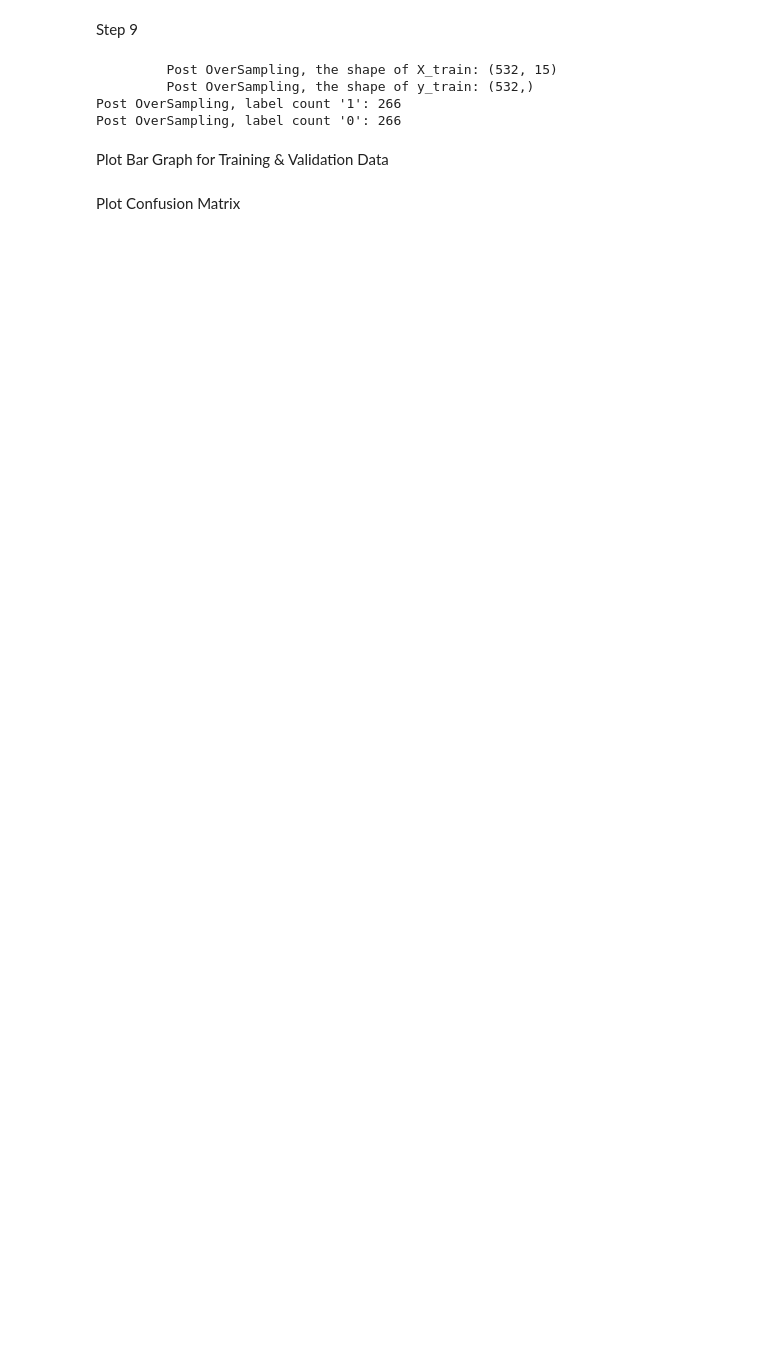
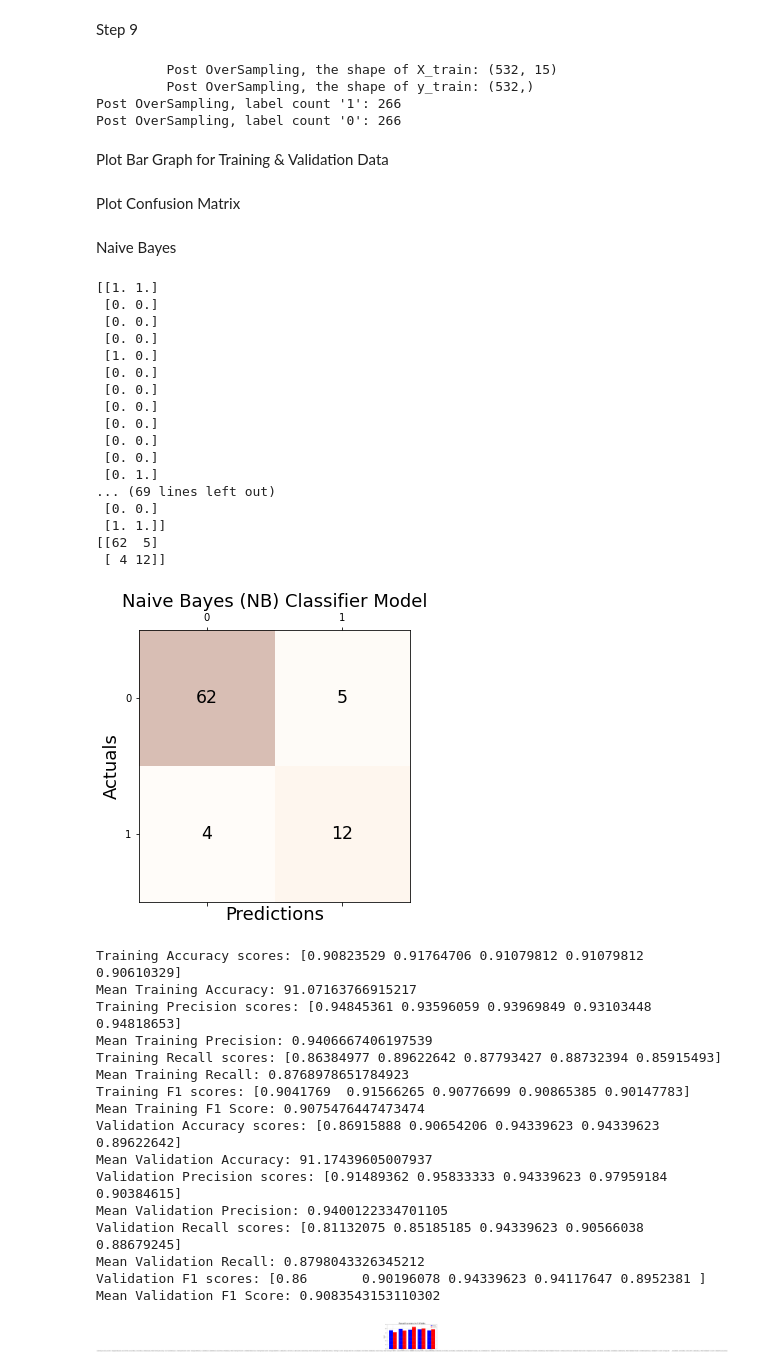
Before and after one commit to Rahafzsh/DataMiningTasks, a Jupyter notebook: Lab8/DMLab8.ipynb, the cells around one changed output. Cells and saved outputs as stored; diff of their text form; code cells hidden in the pictures; blank space fills up the shorter version.

```diff
--- a/Lab8/DMLab8.ipynb
+++ b/Lab8/DMLab8.ipynb
@@ -258,3 +258,66 @@ def Plot_Confusion_Matrix(cm,url_types, title, cmap=plt.cm):
     plt.ylabel('Actuals', fontsize=18)
     plt.title(title, fontsize=18)
     plt.show()
+# %% [markdown]
+Naive Bayes
+# %%
+from sklearn.naive_bayes import GaussianNB
+NBClassifier = GaussianNB()
+NBClassifier.fit(X_train, y_train)
+# Predict test set data and compare results from the actual test
+set
+nb_y_pred = NBClassifier.predict(X_test)
+# verify predicted values with the test set actual values
+print(np.concatenate((nb_y_pred.reshape(len(nb_y_pred), 1),
+y_test.values.reshape(len(y_test), 1)), 1))
+
+# Create a Confusion Matrix for measuring the performance of the model
+NBconfMatrix = confusion_matrix(y_test, nb_y_pred)
+print(NBconfMatrix)
+# accuracy_score(y_test, nb_y_pred)
+# Plot confusion matris
+Plot_Confusion_Matrix(NBconfMatrix,np.unique(y_test),title="Naive Bayes (NB) Classifier Model")
+
+# perform n-cross-validation and print results
+NBResults = Print_Cross_Validation_Statistics(NBClassifier,X_train,y_train,5)
+# print dictionary results line by line(DTResults)
+for key in NBResults:
+    print (f"{key}: {NBResults[key]}")
+# plot the results
+Plot_result(NBResults,"Recall","Recall scores in 5 Folds",NBResults["Training Recall scores"],NBResults["Validation Recall scores"])
+# %% [output]
+[[1. 1.]
+ [0. 0.]
+ [0. 0.]
+ [0. 0.]
+ [1. 0.]
+ [0. 0.]
+ [0. 0.]
+ [0. 0.]
+ [0. 0.]
+ [0. 0.]
+ [0. 0.]
+ [0. 1.]
+... (69 lines left out)
+ [0. 0.]
+ [1. 1.]]
+[[62  5]
+ [ 4 12]]
+[figure, added]
+Training Accuracy scores: [0.90823529 0.91764706 0.91079812 0.91079812 0.90610329]
+Mean Training Accuracy: 91.07163766915217
+Training Precision scores: [0.94845361 0.93596059 0.93969849 0.93103448 0.94818653]
+Mean Training Precision: 0.9406667406197539
+Training Recall scores: [0.86384977 0.89622642 0.87793427 0.88732394 0.85915493]
+Mean Training Recall: 0.8768978651784923
+Training F1 scores: [0.9041769  0.91566265 0.90776699 0.90865385 0.90147783]
+Mean Training F1 Score: 0.9075476447473474
+Validation Accuracy scores: [0.86915888 0.90654206 0.94339623 0.94339623 0.89622642]
+Mean Validation Accuracy: 91.17439605007937
+Validation Precision scores: [0.91489362 0.95833333 0.94339623 0.97959184 0.90384615]
+Mean Validation Precision: 0.9400122334701105
+Validation Recall scores: [0.81132075 0.85185185 0.94339623 0.90566038 0.88679245]
+Mean Validation Recall: 0.8798043326345212
+Validation F1 scores: [0.86       0.90196078 0.94339623 0.94117647 0.8952381 ]
+Mean Validation F1 Score: 0.9083543153110302
+[figure, added]
```
Also changed, not shown: parts of 2 cells of this notebook.
